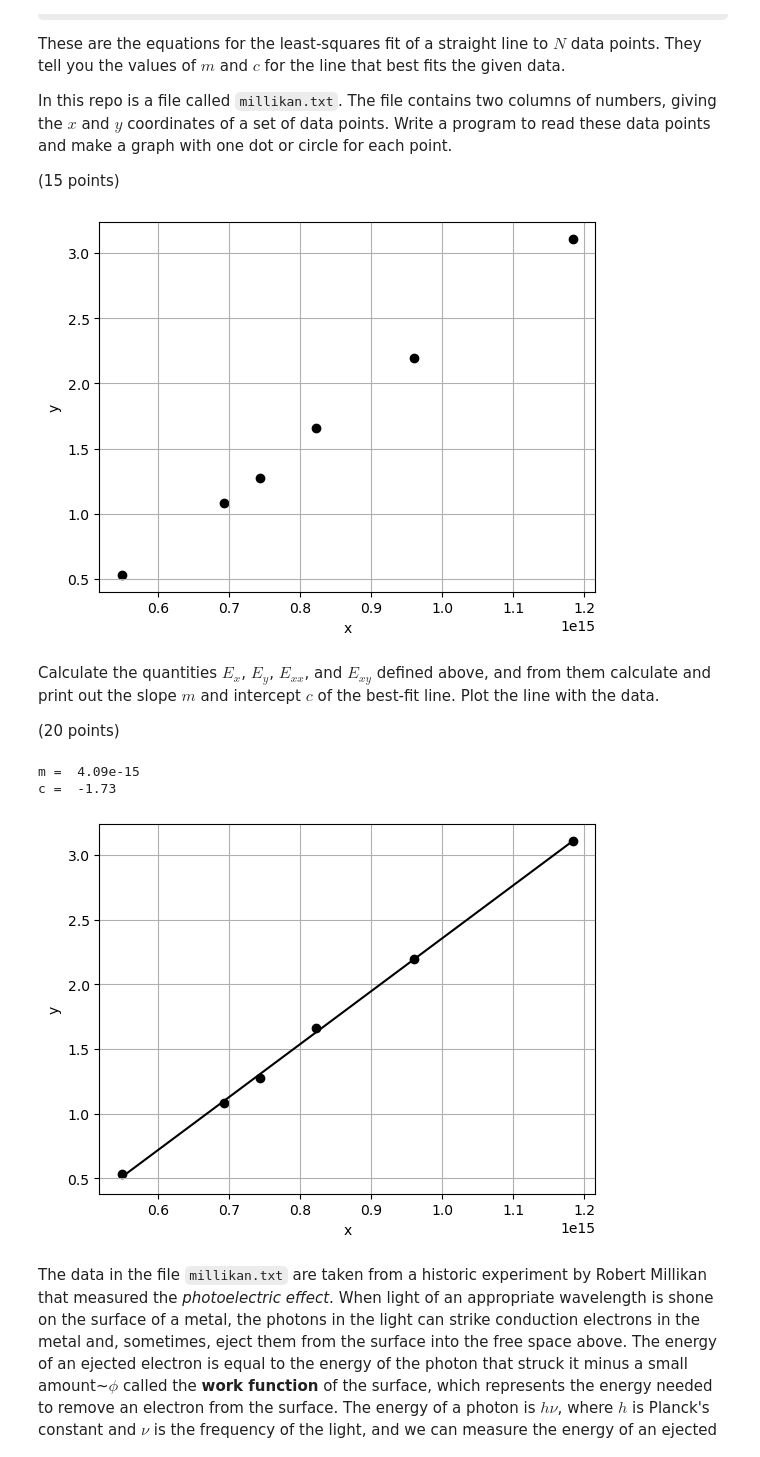
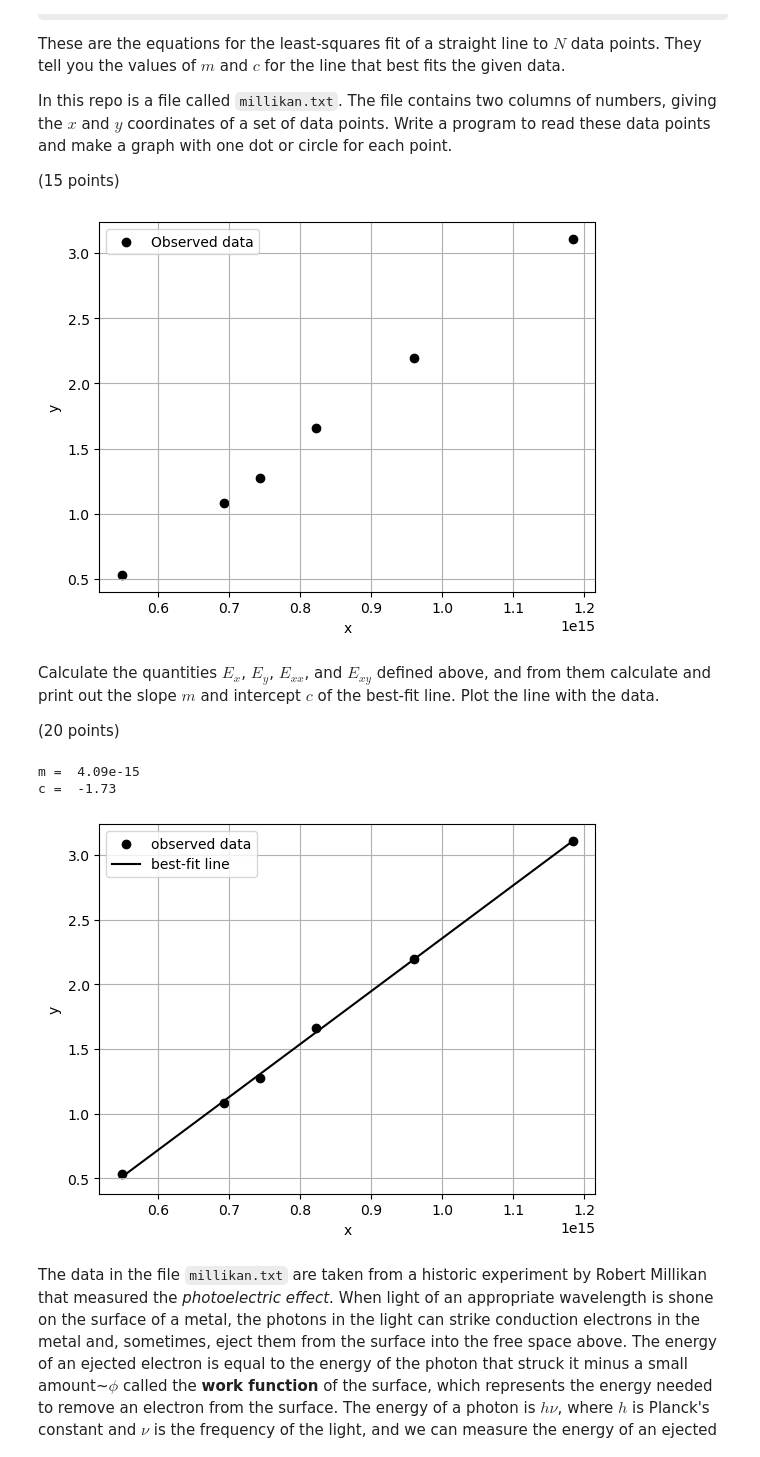
Before and after one commit to rajesh085/Bachchan_50733, a Jupyter notebook: HW1/Homework1.ipynb, the cells around one changed output. Saved outputs shown, nothing was run; the diff lists cells and outputs as text; code cells hidden in the pictures; some formulas as TeX source.

```diff
--- a/HW1/Homework1.ipynb
+++ b/HW1/Homework1.ipynb
@@ -189,6 +189,7 @@ point.
 # %%
 # code
 import numpy as np
+import matplotlib.pyplot as plt
 filename = 'millikan.txt'
 data = np.genfromtxt(filename, delimiter = ' ', autostrip = True)
 x    = data[:, 0]
@@ -198,9 +199,10 @@ plt.scatter(x, y, marker = 'o', color = 'k')
 plt.xlabel('x')
 plt.ylabel('y')
 plt.grid(True)
+plt.legend(['Observed data'])
 plt.show()
 # %% [output]
-[figure, old version]
+[figure, new version]
 # %% [markdown]
 Calculate the quantities $E_x$, $E_y$, $E_{xx}$, and $E_{xy}$ defined above, and from them calculate and print out the slope $m$ and intercept $c$ of the best-fit line. Plot the line with the data.
 
@@ -208,36 +210,37 @@ Calculate the quantities $E_x$, $E_y$, $E_{xx}$, and $E_{xy}$ defined above, and
 # %%
 # code
 
 # no. of data
 N   = np.size(x)
 
 # define Ex, Ey, Exx, Exy as mentioned in the text
 Ex  = np.sum(x)/N
 Ey  = np.sum(y)/N
 Exx = np.sum(x**2)/N
 Exy = np.sum(x*y)/N
 
 # calculate m and c
 D = Exx - Ex**2    # common denominator in formulas for m and c
 m = (Exy - Ex * Ey)/D
 c = (Exx * Ey - Ex * Exy)/D
 
 # data for best line fit
 yfit = m*x + c
 
 print('m = ', f"{m:.2e}")
 print('c = ', f"{c:.2f}")
 
-plt.scatter(x, y, marker = 'o', color = 'k')
-plt.plot(x, yfit, color = 'k')
+plt.scatter(x, y, marker = 'o', color = 'k', label = 'observed data')
+plt.plot(x, yfit, color = 'k', label = 'best-fit line')
 plt.xlabel('x')
 plt.ylabel('y')
 plt.grid(True)
+plt.legend()
 plt.show()
 # %% [output]
 m =  4.09e-15
 c =  -1.73
-[figure, old version]
+[figure, new version]
 # %% [markdown]
 The data in the file `millikan.txt` are taken from a historic
   experiment by Robert Millikan that measured the
```
